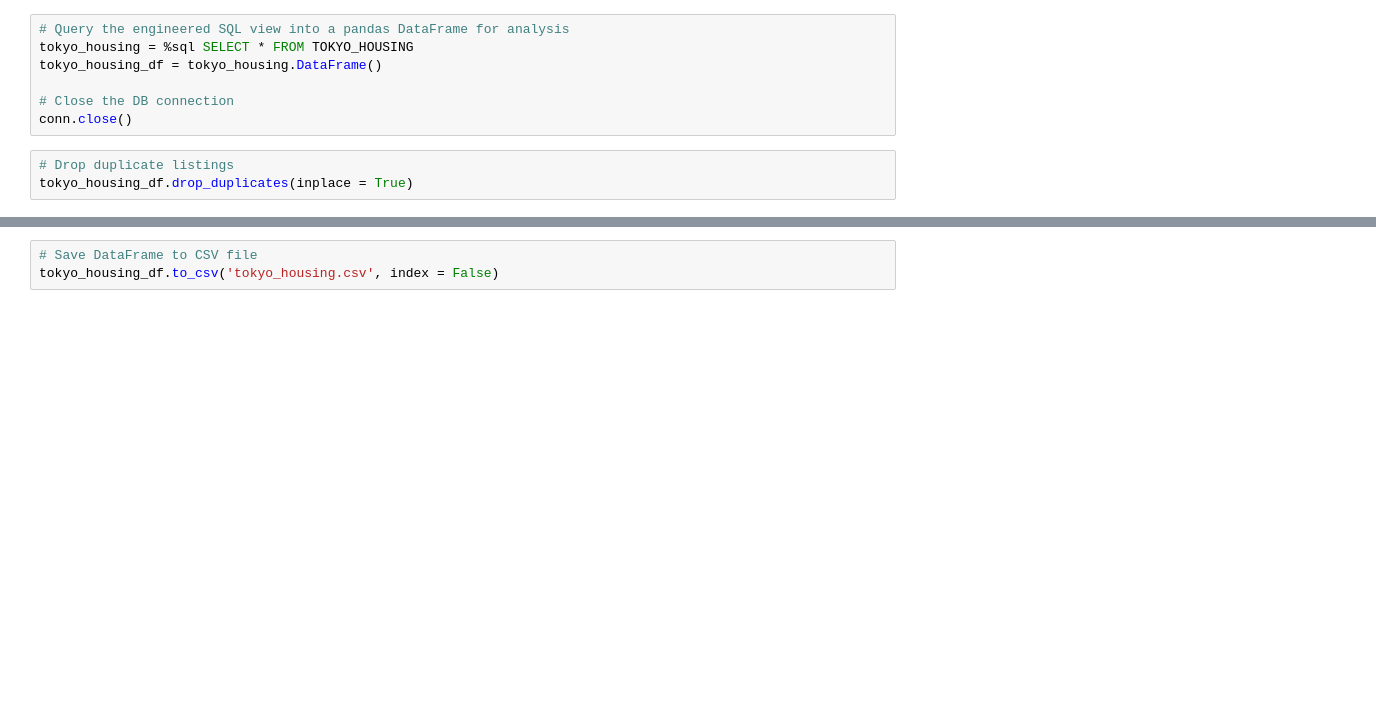
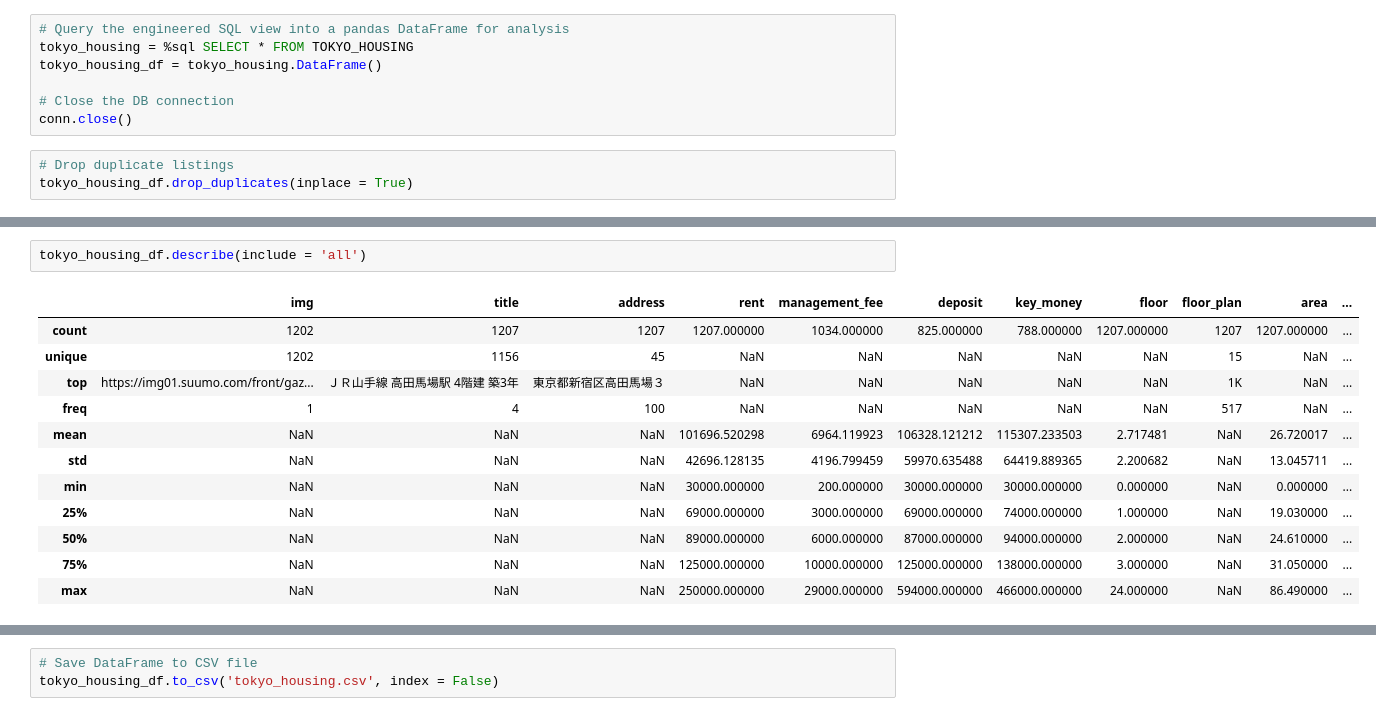
Before and after one commit to chadmgallego/tokyo-housing-analysis, a Jupyter notebook: tokyo_housing_analysis.ipynb, the cells around one changed output, grey strips where cells are left out. Cells and saved outputs as stored; diff of their text form; blank space fills up the shorter version.

```diff
--- a/tokyo_housing_analysis.ipynb
+++ b/tokyo_housing_analysis.ipynb
@@ -339,0 +365,15 @@ tokyo_housing_df.drop_duplicates(inplace = True)
+# %%
+tokyo_housing_df.describe(include = 'all')
+# %% [output]
+|  | img | title | address | rent | management_fee | deposit | key_money | floor | floor_plan | area | ... |
+| count | 1202 | 1207 | 1207 | 1207.000000 | 1034.000000 | 825.000000 | 788.000000 | 1207.000000 | 1207 | 1207.000000 | ... |
+| unique | 1202 | 1156 | 45 | NaN | NaN | NaN | NaN | NaN | 15 | NaN | ... |
+| top | https://img01.suumo.com/front/gaz... | ＪＲ山手線 高田馬場駅 4階建 築3年 | 東京都新宿区高田馬場３ | NaN | NaN | NaN | NaN | NaN | 1K | NaN | ... |
+| freq | 1 | 4 | 100 | NaN | NaN | NaN | NaN | NaN | 517 | NaN | ... |
+| mean | NaN | NaN | NaN | 101696.520298 | 6964.119923 | 106328.121212 | 115307.233503 | 2.717481 | NaN | 26.720017 | ... |
+| std | NaN | NaN | NaN | 42696.128135 | 4196.799459 | 59970.635488 | 64419.889365 | 2.200682 | NaN | 13.045711 | ... |
+| min | NaN | NaN | NaN | 30000.000000 | 200.000000 | 30000.000000 | 30000.000000 | 0.000000 | NaN | 0.000000 | ... |
+| 25% | NaN | NaN | NaN | 69000.000000 | 3000.000000 | 69000.000000 | 74000.000000 | 1.000000 | NaN | 19.030000 | ... |
+| 50% | NaN | NaN | NaN | 89000.000000 | 6000.000000 | 87000.000000 | 94000.000000 | 2.000000 | NaN | 24.610000 | ... |
+| 75% | NaN | NaN | NaN | 125000.000000 | 10000.000000 | 125000.000000 | 138000.000000 | 3.000000 | NaN | 31.050000 | ... |
+| max | NaN | NaN | NaN | 250000.000000 | 29000.000000 | 594000.000000 | 466000.000000 | 24.000000 | NaN | 86.490000 | ... |
```
Also changed, not shown: parts of 8 cells of this notebook.
